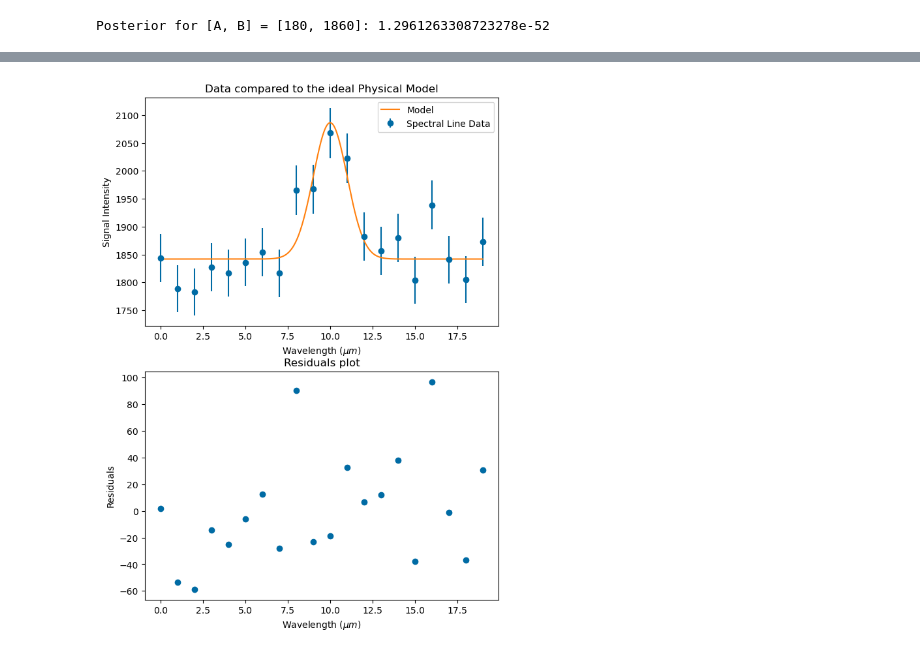
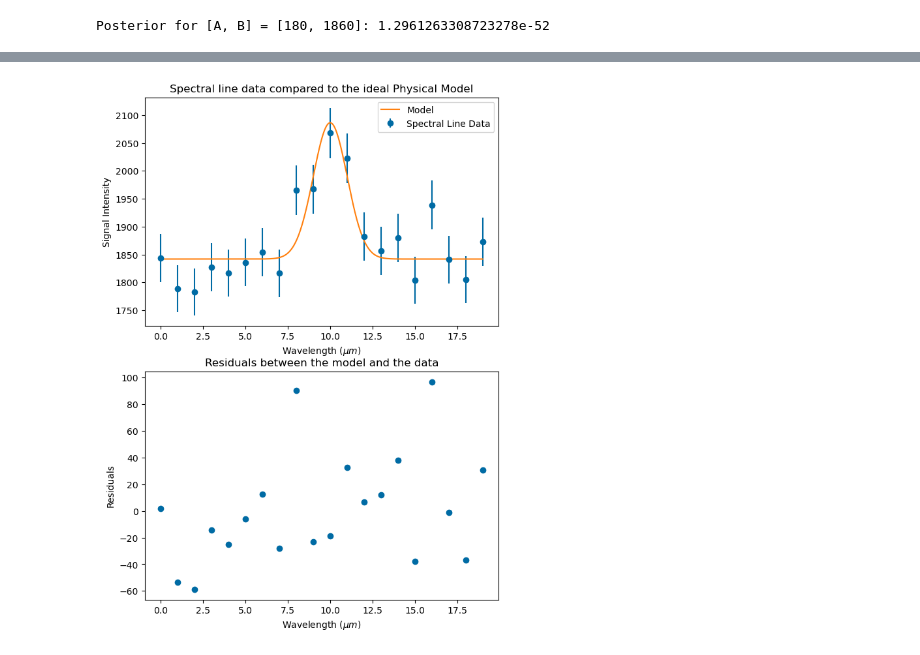
Before and after one commit to cimonaghan/phys3051, a Jupyter notebook: Assignment1/Assignment 1.ipynb, the cells around one changed output, grey strips where cells are left out. Saved outputs shown, nothing was run; the diff lists cells and outputs as text; code cells hidden in the pictures.

```diff
--- a/Assignment1/Assignment 1.ipynb
+++ b/Assignment1/Assignment 1.ipynb
@@ -52,23 +86,16 @@ Prior probability for [A, B] = [180, 1860]: 3.3333333333333335e-07
 # %%
+#2b)
 def likelihood_gaussian(x: np.ndarray[float], y: np.ndarray[float], p: np.ndarray[float], y_err: np.ndarray[float]) -> np.ndarray[float]:
 
-    likelihood_prob = 1
+    prob_k = 1 #implement a variable to cumulatively integrate over each probability
 
-    #The Gaussian likelihood function uses equation 2.14 from the textbook
-    #We take sigma as the error for each data point (np.sqrt(y_data[k]) = y_err[k])
-    #and mu as the as the ideal data point (calculated using the Gaussian function at x[k])
-
-    for k in range(len(x)):
-        prob_k = (1 / (y_err[k] * np.sqrt(2 * np.pi)) *
+    for k in range(len(x)): #for each data point in data.txt, calculate the gaussian likelihood using equation 2.14
+        prob_k = prob_k * (1 / (y_err[k] * np.sqrt(2 * np.pi)) *
                   np.exp(-(y[k] - Gaussian(x[k], p))**2/(2 * y_err[k]**2)))
+        #We use the Gaussian function defined above the measure the ideal datum
 
         #because we have set of independent data, we must multiply all individual data likelihoods together
-
-        likelihood_prob = likelihood_prob * prob_k
-
-        #print(prob_k / (1/(y_err[k] * np.sqrt(2 * np.pi))))
-
-    return likelihood_prob #Will be pretty small!
+    return prob_k
 
 print('Likelihood for [A, B] = ' + str(p_default) + ': ' + str(likelihood_gaussian(x_data, y_data, p_default, np.sqrt(y_data))))
 # %% [output]
@@ -135,28 +200,31 @@ Maximum probability occurs at [A, B] = [244.48160535117057, 1841.8060200668897]
 # %%
+#3e)
+
+#We'll use subplots to generate two different panels
 fig, ax = plt.subplots(2,1)
 fig.set_figheight(10)
 fig.set_figwidth(7)
-#plt.errorbar allows us to plot the spectral line data with the y error bars
-#the error in this canse is the square root of the observed data
 
 x_model = np.linspace(min(x_data), max(x_data), 1000) #Well-sampled x axis with 1000 points
-y_model = Gaussian(x_model, max_prob_values) #Generate the gaussian using the model defined above
+y_model = Gaussian(x_model, max_prob_values) #Generate the gaussian using the model defined above, this time passing the optimal A and B values as the p argument.
 
 ax[0].errorbar(x_data, y_data, yerr = np.sqrt(y_data), fmt = 'o', label='Spectral Line Data')
 ax[0].plot(x_model, y_model, label='Model')
 ax[0].set_xlabel("Wavelength ($\mu m$)")
-ax[0].set_ylabel("Signal Intensity") #unitless for now
+ax[0].set_ylabel("Signal Intensity")
 ax[0].legend()
-ax[0].set_title("Data compared to the ideal Physical Model")
+ax[0].set_title("Spectral line data compared to the ideal Physical Model")
 
+#To measure the residuals, we'll make a second 'ideal' model, but this time only calculating the Gaussian at the xk values in data.txt
 y_model_lowres = Gaussian(x_data, max_prob_values) #Generate the gaussian using the model defined above
 residuals = (y_data - y_model_lowres) #residual = actual - predicted/ideal
 
+#plot the residuals on the second panel using plt.scatter
 ax[1].scatter(x_data, residuals)
 ax[1].set_xlabel("Wavelength ($\mu m$)")
 ax[1].set_ylabel("Residuals")
-ax[1].set_title("Residuals plot")
+ax[1].set_title("Residuals between the model and the data")
 
 plt.show()
 # %% [output]
-[figure, old version]
+[figure, new version]
```
Also changed, not shown: parts of 23 cells of this notebook, 2 other files.
